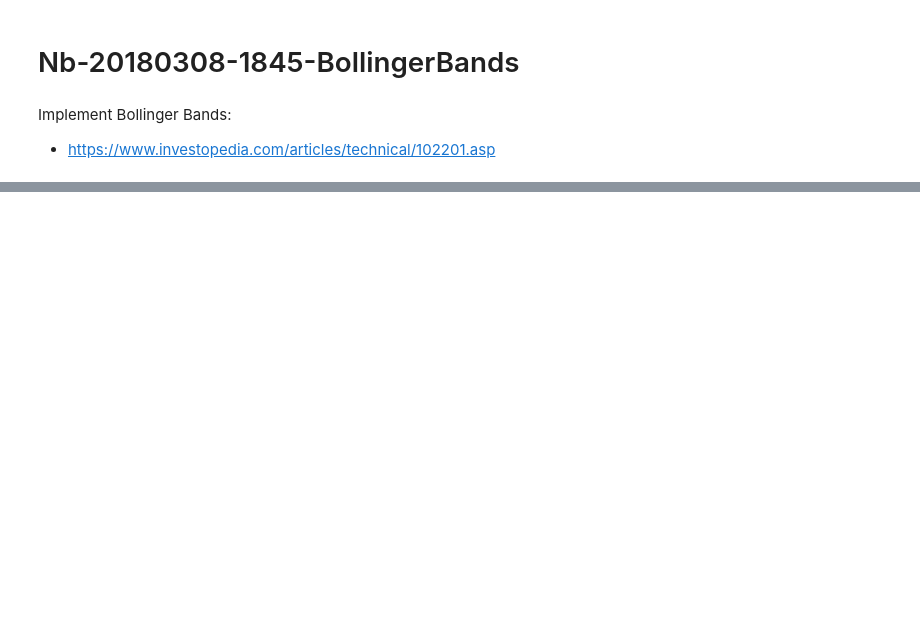
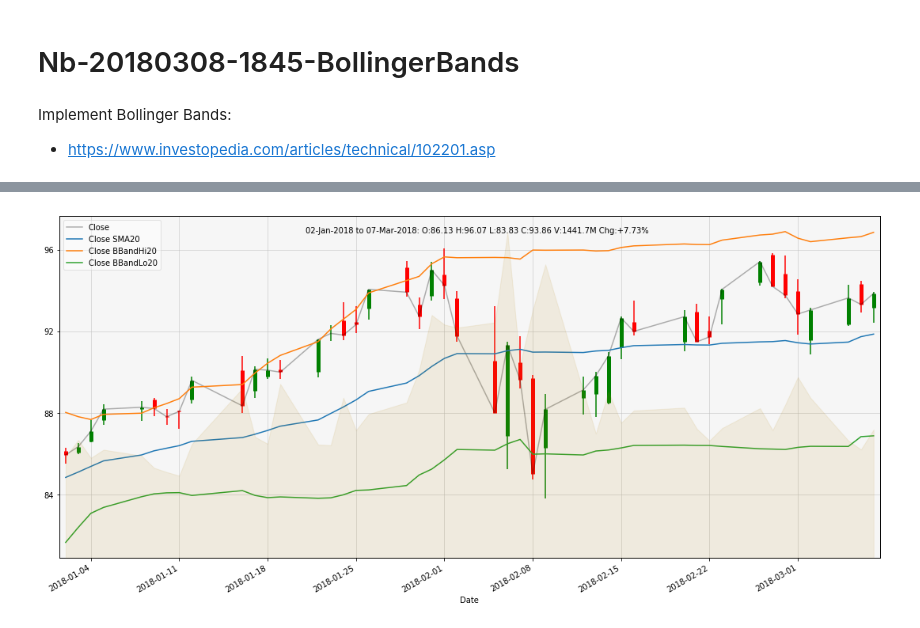
Before and after one commit to matthewrcarpenter/finance, a Jupyter notebook: Notebooks/Nb-20180308-1845-BollingerBands.ipynb, the cells around one changed output, grey strips where cells are left out. Cells and saved outputs as stored; diff of their text form; code cells hidden in the pictures; blank space fills up the shorter version.

```diff
--- a/Notebooks/Nb-20180308-1845-BollingerBands.ipynb
+++ b/Notebooks/Nb-20180308-1845-BollingerBands.ipynb
@@ -121,0 +33,11 @@ Moving to new notebook to implement Bollinger Bands...
+# %%
+d = df
+column = 'Close'
+period = 20
+# %%
+ma = fat.add_sma_column(d, column, period, inplace=True)[f'{column} SMA{period}']
+msd = pd.Series(d[column]).rolling(window=period, center=False).std()
+# %%
+d[f'{column} BBandHi{period}'] = ma + (2 * msd)
+d[f'{column} BBandLo{period}'] = ma - (2 * msd)
+d.tail()
@@ -121,0 +52,4 @@ Moving to new notebook to implement Bollinger Bands...
+# %%
+overlay = pd.DataFrame(d, columns=['Close SMA20', 'Close BBandHi20', 'Close BBandLo20'])
+
+overlay.tail()
@@ -121,0 +64,4 @@ Moving to new notebook to implement Bollinger Bands...
+# %%
+fat.plot_daily_ticker(df['2018'], overlay=overlay)
+# %% [output]
+[figure, added]
```
Also changed, not shown: parts of 21 cells of this notebook, 3 other files.
